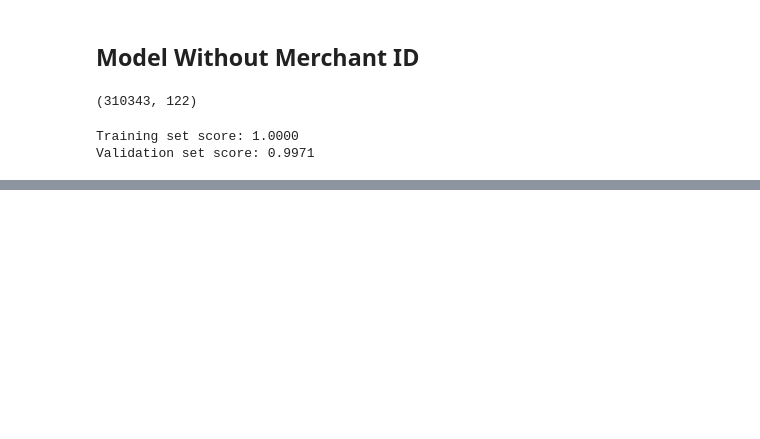
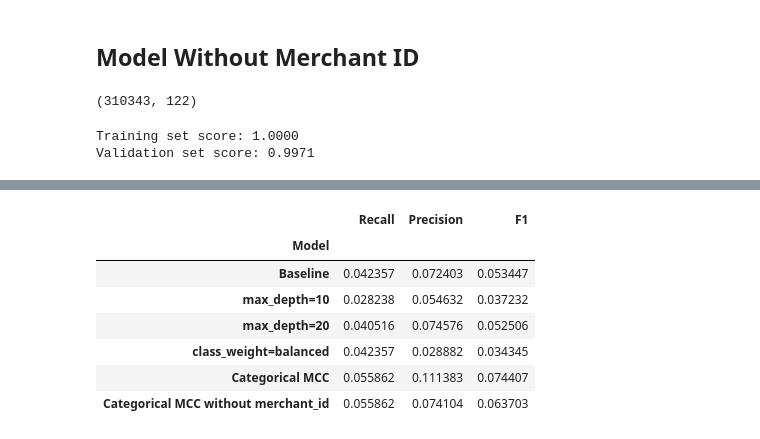
Before and after one commit to martynawieruszewska/finsight-fintech-analytics, a Jupyter notebook: notebooks/ml/03_random_forest.ipynb, the cells around one changed output, grey strips where cells are left out. Saved outputs shown, nothing was run; the diff lists cells and outputs as text; code cells hidden in the pictures; blank space fills up the shorter version.

```diff
--- a/notebooks/ml/03_random_forest.ipynb
+++ b/notebooks/ml/03_random_forest.ipynb
@@ -404,0 +409,46 @@ For this reason, `merchant_id` is retained in the current model. However, its hi
+# %%
+rf_summary = pd.DataFrame({
+    "Model": [
+        "Baseline",
+        "max_depth=10",
+        "max_depth=20",
+        "class_weight=balanced",
+        "Categorical MCC",
+        "Categorical MCC without merchant_id",
+    ],
+    "Recall": [
+        recall,
+        recall_limited10,
+        recall_limited20,
+        recall_balanced,
+        recall_mcc,
+        recall_mcc_merchant,
+    ],
+    "Precision": [
+        precision,
+        precision_limited10,
+        precision_limited20,
+        precision_balanced,
+        precision_mcc,
+        precision_mcc_merchant,
+    ],
+    "F1": [
+        f1,
+        f1_limited10,
+        f1_limited20,
+        f1_balanced,
+        f1_mcc,
+        f1_mcc_merchant,
+    ],
+}).set_index("Model")
+
+rf_summary
+# %% [output]
+|  | Recall | Precision | F1 |
+| Model |  |  |  |
+| Baseline | 0.042357 | 0.072403 | 0.053447 |
+| max_depth=10 | 0.028238 | 0.054632 | 0.037232 |
+| max_depth=20 | 0.040516 | 0.074576 | 0.052506 |
+| class_weight=balanced | 0.042357 | 0.028882 | 0.034345 |
+| Categorical MCC | 0.055862 | 0.111383 | 0.074407 |
+| Categorical MCC without merchant_id | 0.055862 | 0.074104 | 0.063703 |
```
Also changed, not shown: parts of 22 cells of this notebook.
